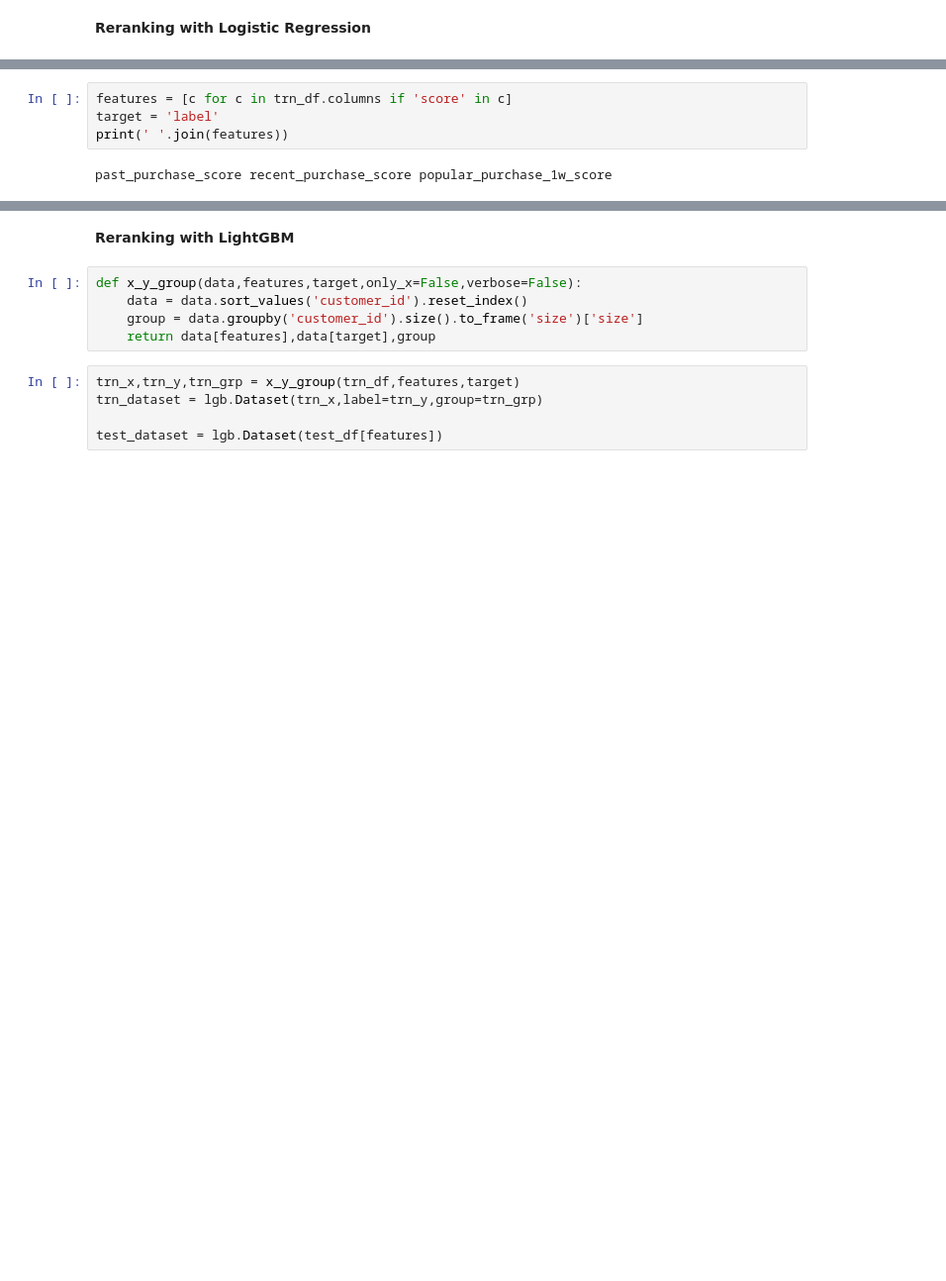
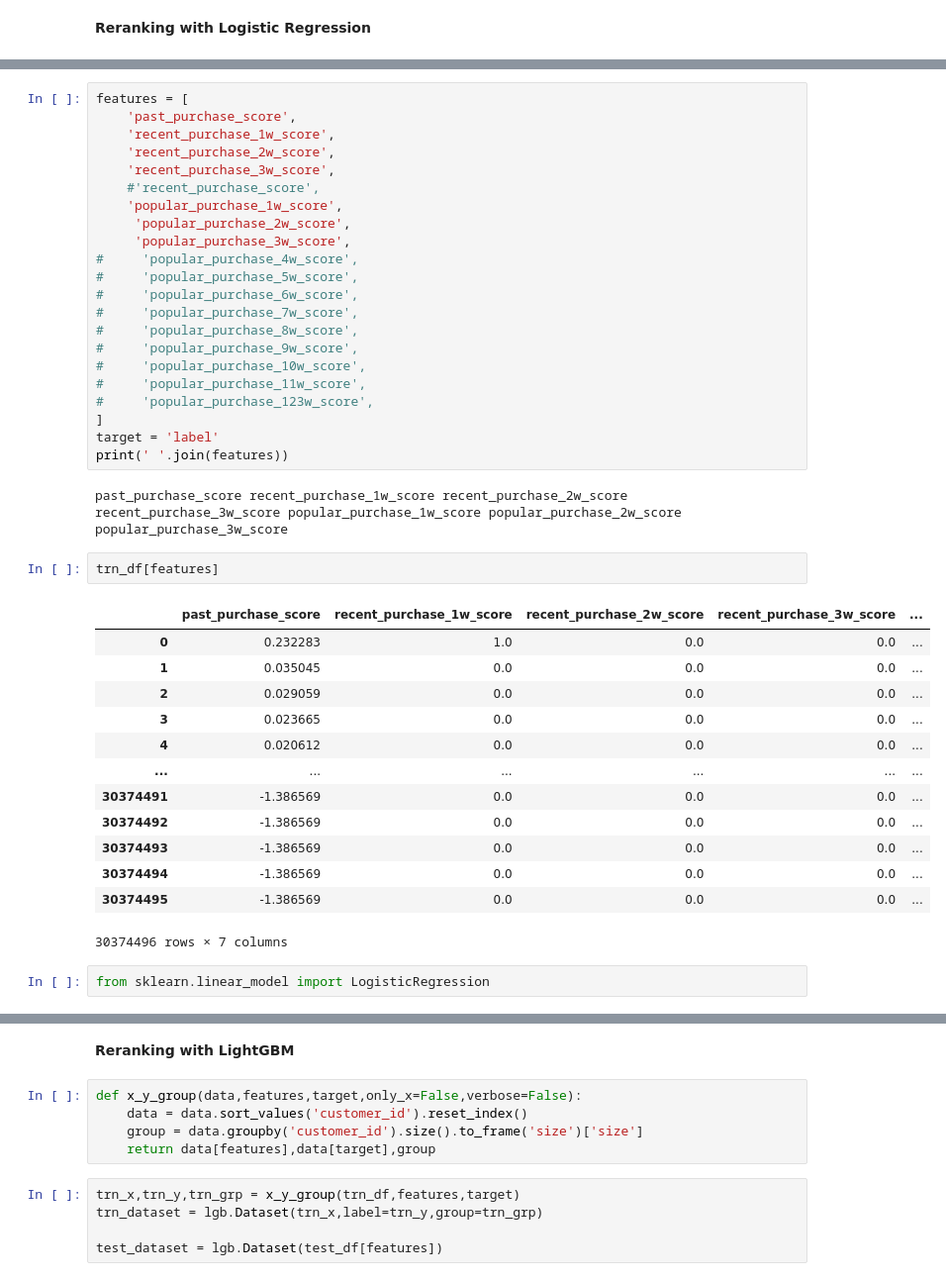
Before and after one commit to lucien1011/kaggle-h-and-m, a Jupyter notebook: ml_ranker.ipynb, the cells around one changed output, grey strips where cells are left out. Shown at 99% size. Drawn from its saved outputs; the diff is of its cells as text; blank space fills up the shorter version.

```diff
--- a/ml_ranker.ipynb
+++ b/ml_ranker.ipynb
@@ -447,8 +508,44 @@ Wall time: 1min 13s
 # %%
-features = [c for c in trn_df.columns if 'score' in c]
+features = [
+    'past_purchase_score',
+    'recent_purchase_1w_score',
+    'recent_purchase_2w_score',
+    'recent_purchase_3w_score',
+    #'recent_purchase_score',
+    'popular_purchase_1w_score',
+     'popular_purchase_2w_score',
+     'popular_purchase_3w_score',
+#     'popular_purchase_4w_score',
+#     'popular_purchase_5w_score',
+#     'popular_purchase_6w_score',
+#     'popular_purchase_7w_score',
+#     'popular_purchase_8w_score',
+#     'popular_purchase_9w_score',
+#     'popular_purchase_10w_score',
+#     'popular_purchase_11w_score',
+#     'popular_purchase_123w_score',
+]
 target = 'label'
 print(' '.join(features))
 # %% [output]
-past_purchase_score recent_purchase_score popular_purchase_1w_score
+past_purchase_score recent_purchase_1w_score recent_purchase_2w_score recent_purchase_3w_score popular_purchase_1w_score popular_purchase_2w_score popular_purchase_3w_score
+# %%
+trn_df[features]
+# %% [output]
+|  | past_purchase_score | recent_purchase_1w_score | recent_purchase_2w_score | recent_purchase_3w_score | ... |
+| 0 | 0.232283 | 1.0 | 0.0 | 0.0 | ... |
+| 1 | 0.035045 | 0.0 | 0.0 | 0.0 | ... |
+| 2 | 0.029059 | 0.0 | 0.0 | 0.0 | ... |
+| 3 | 0.023665 | 0.0 | 0.0 | 0.0 | ... |
+| 4 | 0.020612 | 0.0 | 0.0 | 0.0 | ... |
+| ... | ... | ... | ... | ... | ... |
+| 30374491 | -1.386569 | 0.0 | 0.0 | 0.0 | ... |
+| 30374492 | -1.386569 | 0.0 | 0.0 | 0.0 | ... |
+| 30374493 | -1.386569 | 0.0 | 0.0 | 0.0 | ... |
+| 30374494 | -1.386569 | 0.0 | 0.0 | 0.0 | ... |
+| 30374495 | -1.386569 | 0.0 | 0.0 | 0.0 | ... |
+30374496 rows × 7 columns
+# %%
+from sklearn.linear_model import LogisticRegression
 # %%
 %%time
```
Also changed, not shown: parts of 25 cells of this notebook.
